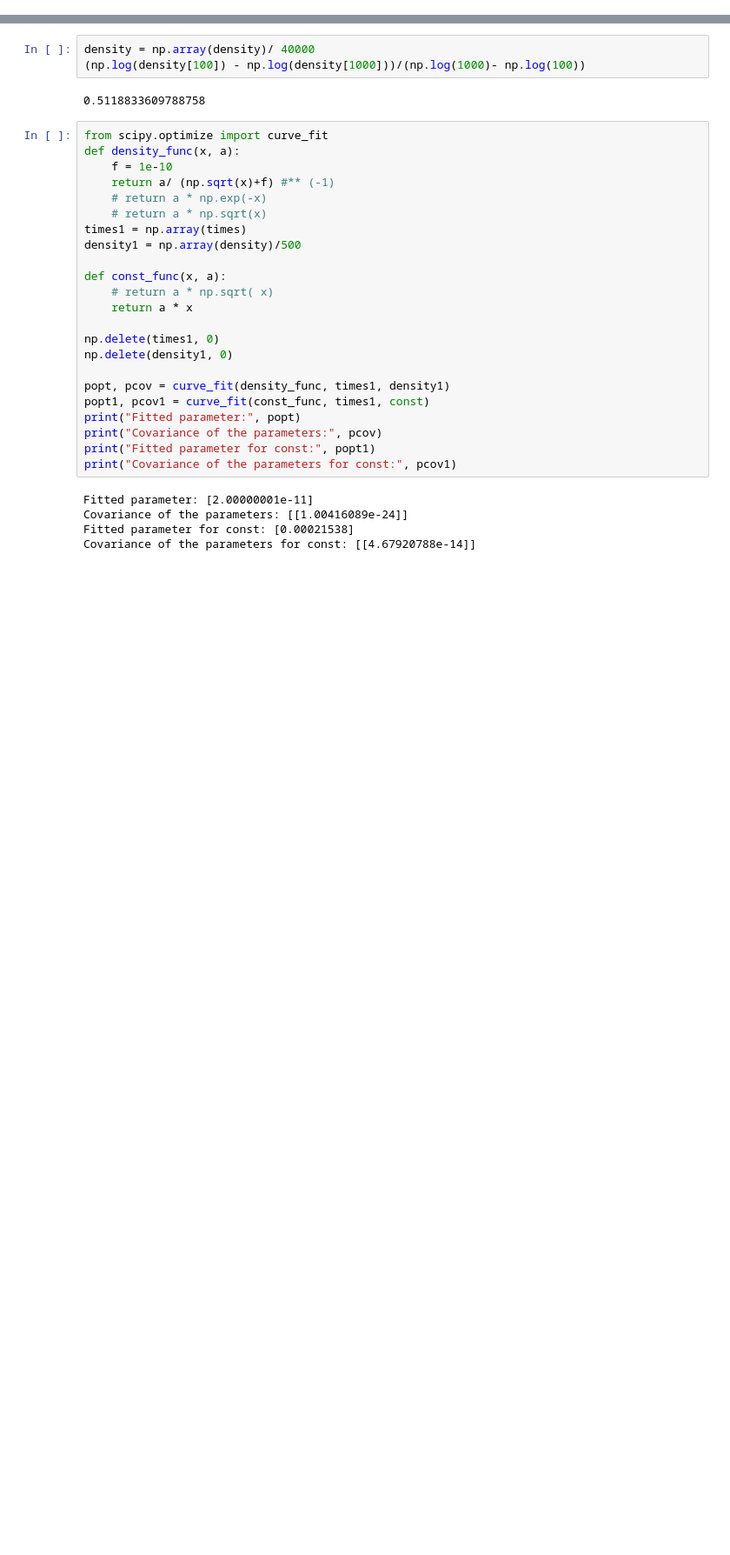
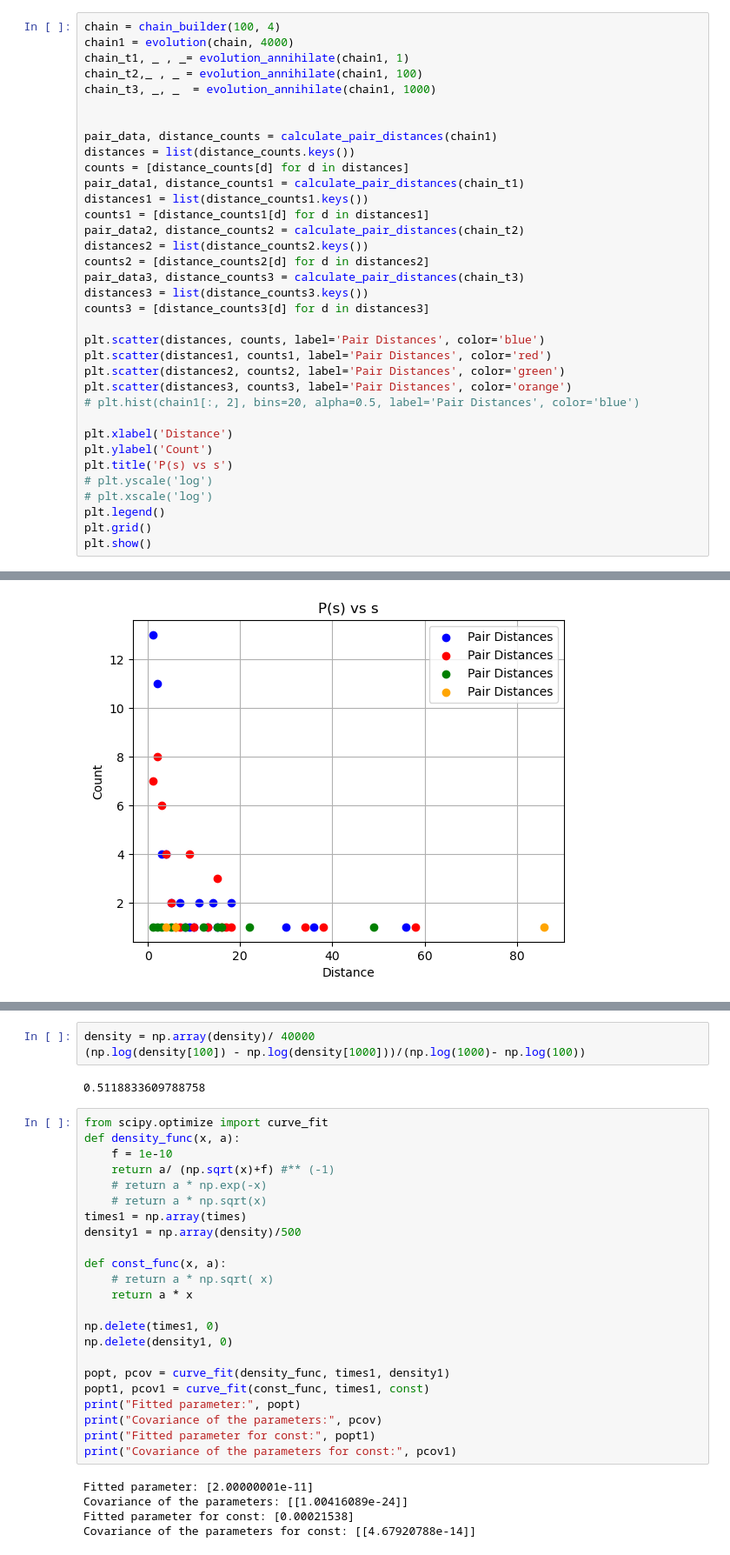
Before and after one commit to toM0dots/Majorana-Braiding, a Jupyter notebook: With_annihilation.ipynb, the cells around one changed output, grey strips where cells are left out. Shown at 87% size. Saved outputs shown, nothing was run; the diff lists cells and outputs as text; blank space fills up the shorter version.

```diff
--- a/With_annihilation.ipynb
+++ b/With_annihilation.ipynb
@@ -272,0 +507,36 @@ times, density = evolution_annihilate(chain, t =40000)
+# %%
+chain = chain_builder(100, 4)
+chain1 = evolution(chain, 4000)
+chain_t1, _ , _= evolution_annihilate(chain1, 1)
+chain_t2,_ , _ = evolution_annihilate(chain1, 100)
+chain_t3, _, _  = evolution_annihilate(chain1, 1000)
+
+
+pair_data, distance_counts = calculate_pair_distances(chain1)
+distances = list(distance_counts.keys())
+counts = [distance_counts[d] for d in distances]
+pair_data1, distance_counts1 = calculate_pair_distances(chain_t1)
+distances1 = list(distance_counts1.keys())
+counts1 = [distance_counts1[d] for d in distances1]
+pair_data2, distance_counts2 = calculate_pair_distances(chain_t2)
+distances2 = list(distance_counts2.keys())
+counts2 = [distance_counts2[d] for d in distances2]
+pair_data3, distance_counts3 = calculate_pair_distances(chain_t3)
+distances3 = list(distance_counts3.keys())
+counts3 = [distance_counts3[d] for d in distances3]
+
+plt.scatter(distances, counts, label='Pair Distances', color='blue')
+plt.scatter(distances1, counts1, label='Pair Distances', color='red')
+plt.scatter(distances2, counts2, label='Pair Distances', color='green')
+plt.scatter(distances3, counts3, label='Pair Distances', color='orange')
+# plt.hist(chain1[:, 2], bins=20, alpha=0.5, label='Pair Distances', color='blue')
+
+plt.xlabel('Distance')
+plt.ylabel('Count')
+plt.title('P(s) vs s')
+# plt.yscale('log')
+# plt.xscale('log')
+plt.legend()
+plt.grid()
+plt.show()
+# %% [output]
@@ -273 +547,2 @@ times, density = evolution_annihilate(chain, t =40000)
+[figure, added]
 # %%
```
Also changed, not shown: parts of 6 cells of this notebook, 1 other file.
